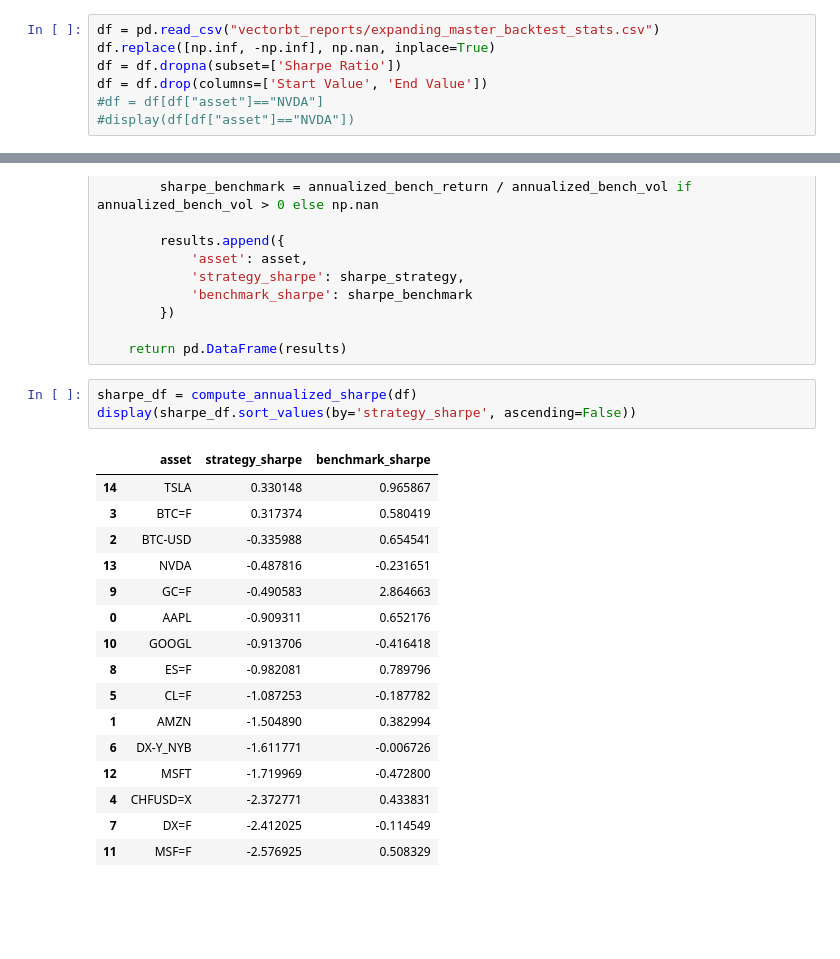
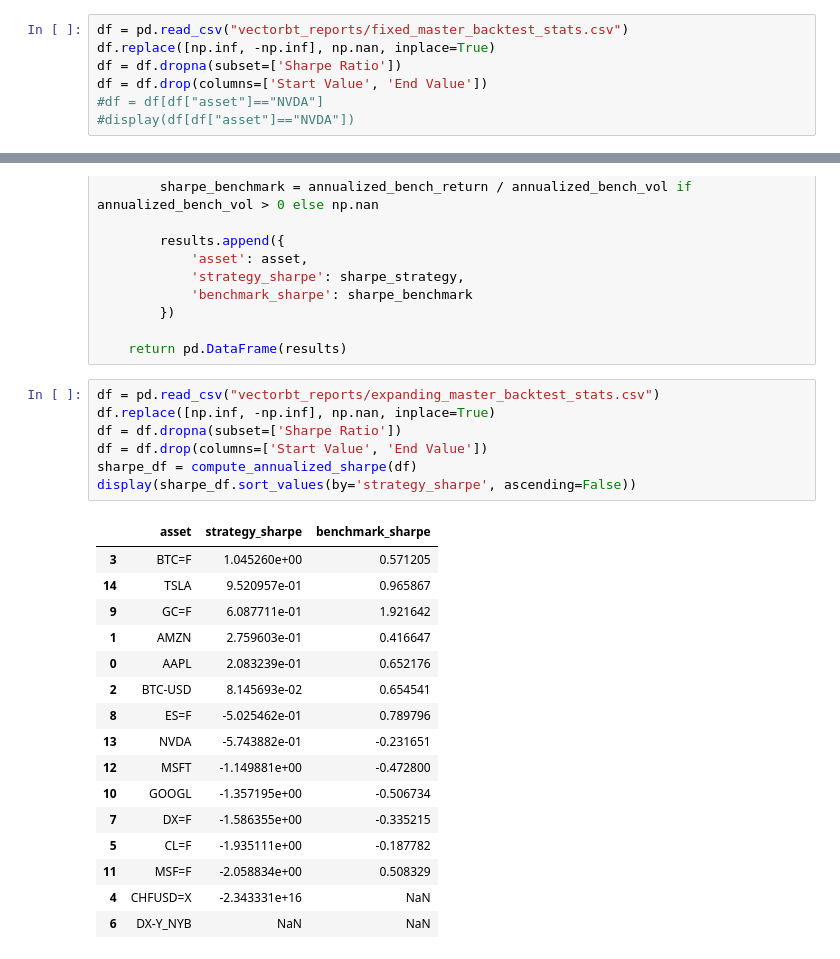
Before and after one commit to fdu11235/REPFS25, a Jupyter notebook: notebook.ipynb, the cells around one changed output, grey strips where cells are left out. Cells and saved outputs as stored; diff of their text form; blank space fills up the shorter version.

```diff
--- a/notebook.ipynb
+++ b/notebook.ipynb
@@ -2,7 +2,7 @@
 import pandas as pd
 import numpy as np
 # %%
-df = pd.read_csv("vectorbt_reports/expanding_master_backtest_stats.csv")
+df = pd.read_csv("vectorbt_reports/fixed_master_backtest_stats.csv")
 df.replace([np.inf, -np.inf], np.nan, inplace=True)
 df = df.dropna(subset=['Sharpe Ratio'])
 df = df.drop(columns=['Start Value', 'End Value'])
@@ -51,22 +51,26 @@ def compute_annualized_sharpe(df):
 
     return pd.DataFrame(results)
 # %%
+df = pd.read_csv("vectorbt_reports/expanding_master_backtest_stats.csv")
+df.replace([np.inf, -np.inf], np.nan, inplace=True)
+df = df.dropna(subset=['Sharpe Ratio'])
+df = df.drop(columns=['Start Value', 'End Value'])
 sharpe_df = compute_annualized_sharpe(df)
 display(sharpe_df.sort_values(by='strategy_sharpe', ascending=False))
 # %% [output]
 |  | asset | strategy_sharpe | benchmark_sharpe |
-| 14 | TSLA | 0.330148 | 0.965867 |
-| 3 | BTC=F | 0.317374 | 0.580419 |
-| 2 | BTC-USD | -0.335988 | 0.654541 |
-| 13 | NVDA | -0.487816 | -0.231651 |
-| 9 | GC=F | -0.490583 | 2.864663 |
-| 0 | AAPL | -0.909311 | 0.652176 |
-| 10 | GOOGL | -0.913706 | -0.416418 |
-| 8 | ES=F | -0.982081 | 0.789796 |
-| 5 | CL=F | -1.087253 | -0.187782 |
-| 1 | AMZN | -1.504890 | 0.382994 |
-| 6 | DX-Y_NYB | -1.611771 | -0.006726 |
-| 12 | MSFT | -1.719969 | -0.472800 |
-| 4 | CHFUSD=X | -2.372771 | 0.433831 |
-| 7 | DX=F | -2.412025 | -0.114549 |
-| 11 | MSF=F | -2.576925 | 0.508329 |
+| 3 | BTC=F | 1.045260e+00 | 0.571205 |
+| 14 | TSLA | 9.520957e-01 | 0.965867 |
+| 9 | GC=F | 6.087711e-01 | 1.921642 |
+| 1 | AMZN | 2.759603e-01 | 0.416647 |
+| 0 | AAPL | 2.083239e-01 | 0.652176 |
+| 2 | BTC-USD | 8.145693e-02 | 0.654541 |
+| 8 | ES=F | -5.025462e-01 | 0.789796 |
+| 13 | NVDA | -5.743882e-01 | -0.231651 |
+| 12 | MSFT | -1.149881e+00 | -0.472800 |
+| 10 | GOOGL | -1.357195e+00 | -0.506734 |
+| 7 | DX=F | -1.586355e+00 | -0.335215 |
+| 5 | CL=F | -1.935111e+00 | -0.187782 |
+| 11 | MSF=F | -2.058834e+00 | 0.508329 |
+| 4 | CHFUSD=X | -2.343331e+16 | NaN |
+| 6 | DX-Y_NYB | NaN | NaN |
```
Also changed, not shown: parts of 3 cells of this notebook, 7 other files.
